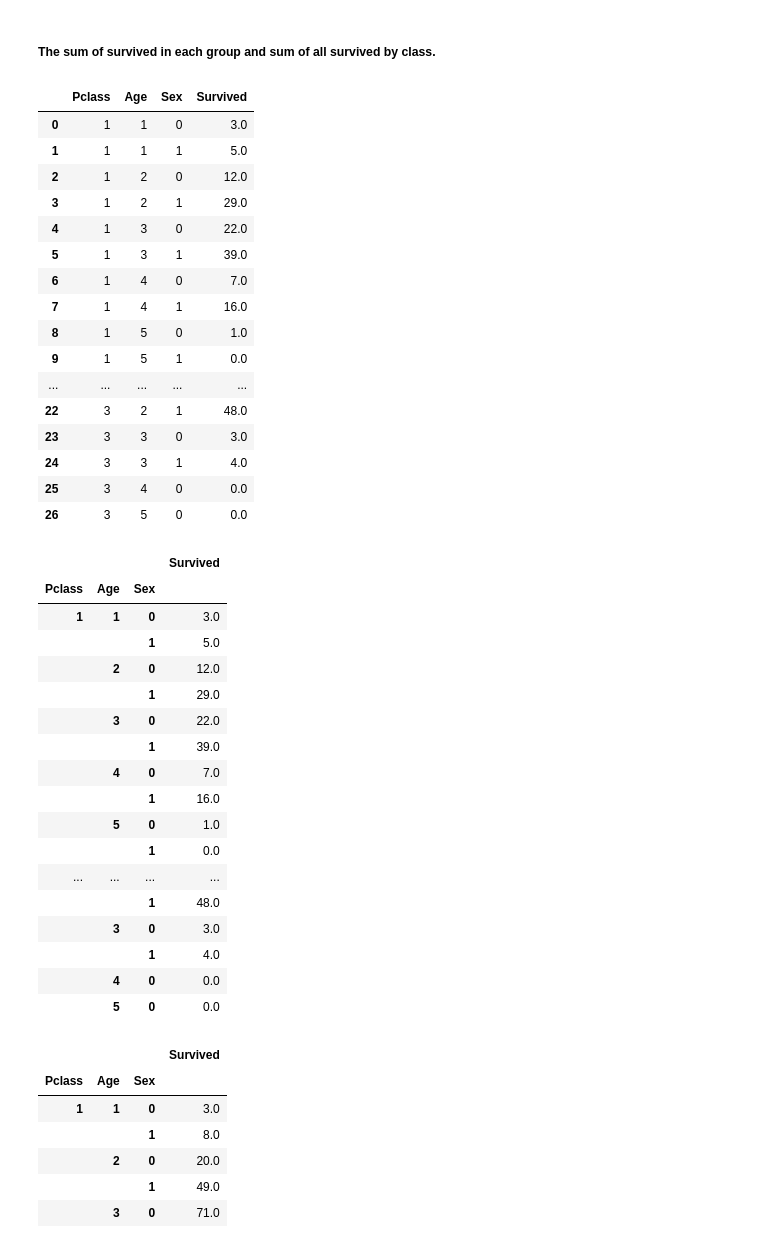
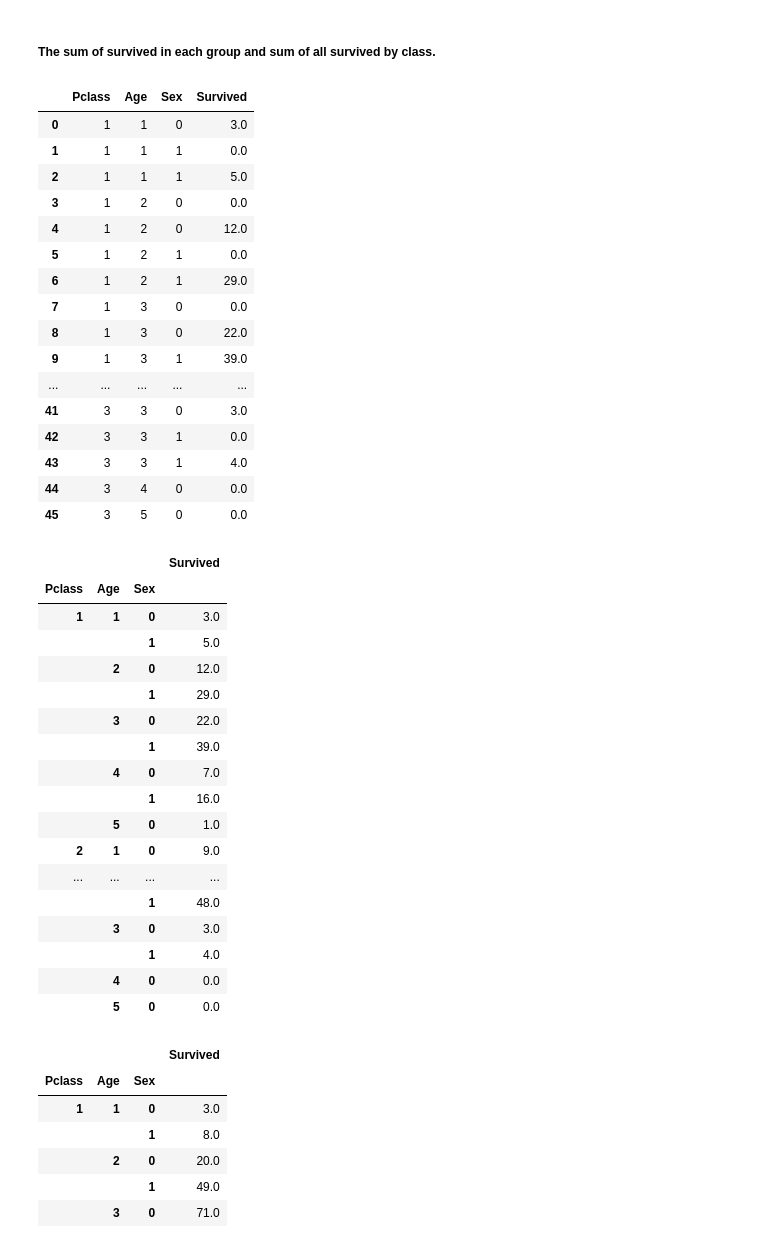
Before and after one commit to Fabiqula/Kaggle-Titanic-Prediction, a Jupyter notebook: titanic(advanced) — kopia.ipynb, the cells around one changed output. Cells and saved outputs as stored; diff of their text form; code cells hidden in the pictures.

```diff
--- a/titanic(advanced) — kopia.ipynb
+++ b/titanic(advanced) — kopia.ipynb
@@ -1026,26 +1008,26 @@ sns.catplot(data=combine, x='Age', y='Survived', hue='Pclass', kind='bar')
 # %% [markdown]
 ##### The sum of survived in each group and sum of all survived by class.
 # %%
-survived_sum = combine.groupby(['Pclass', 'Age', 'Sex'], as_index=False).agg({'Survived': pd.Series.sum})
+survived_sum = combine.groupby(['Pclass', 'Age', 'Sex', 'Survived'], as_index=False).agg({'Survived': pd.Series.sum})
 survived_sum
 # %% [output]
 |  | Pclass | Age | Sex | Survived |
 | 0 | 1 | 1 | 0 | 3.0 |
-| 1 | 1 | 1 | 1 | 5.0 |
-| 2 | 1 | 2 | 0 | 12.0 |
-| 3 | 1 | 2 | 1 | 29.0 |
-| 4 | 1 | 3 | 0 | 22.0 |
-| 5 | 1 | 3 | 1 | 39.0 |
-| 6 | 1 | 4 | 0 | 7.0 |
-| 7 | 1 | 4 | 1 | 16.0 |
-| 8 | 1 | 5 | 0 | 1.0 |
-| 9 | 1 | 5 | 1 | 0.0 |
+| 1 | 1 | 1 | 1 | 0.0 |
+| 2 | 1 | 1 | 1 | 5.0 |
+| 3 | 1 | 2 | 0 | 0.0 |
+| 4 | 1 | 2 | 0 | 12.0 |
+| 5 | 1 | 2 | 1 | 0.0 |
+| 6 | 1 | 2 | 1 | 29.0 |
+| 7 | 1 | 3 | 0 | 0.0 |
+| 8 | 1 | 3 | 0 | 22.0 |
+| 9 | 1 | 3 | 1 | 39.0 |
 | ... | ... | ... | ... | ... |
-| 22 | 3 | 2 | 1 | 48.0 |
-| 23 | 3 | 3 | 0 | 3.0 |
-| 24 | 3 | 3 | 1 | 4.0 |
-| 25 | 3 | 4 | 0 | 0.0 |
-| 26 | 3 | 5 | 0 | 0.0 |
+| 41 | 3 | 3 | 0 | 3.0 |
+| 42 | 3 | 3 | 1 | 0.0 |
+| 43 | 3 | 3 | 1 | 4.0 |
+| 44 | 3 | 4 | 0 | 0.0 |
+| 45 | 3 | 5 | 0 | 0.0 |
 # %%
 survived_sum.groupby(['Pclass',	'Age', 'Sex']).sum()
 # %% [output]
@@ -1060,7 +1042,7 @@ survived_sum.groupby(['Pclass',	'Age', 'Sex']).sum()
 |  | 4 | 0 | 7.0 |
 |  |  | 1 | 16.0 |
 |  | 5 | 0 | 1.0 |
-|  |  | 1 | 0.0 |
+| 2 | 1 | 0 | 9.0 |
 | ... | ... | ... | ... |
 |  |  | 1 | 48.0 |
 |  | 3 | 0 | 3.0 |
```
Also changed, not shown: parts of 9 cells of this notebook.
